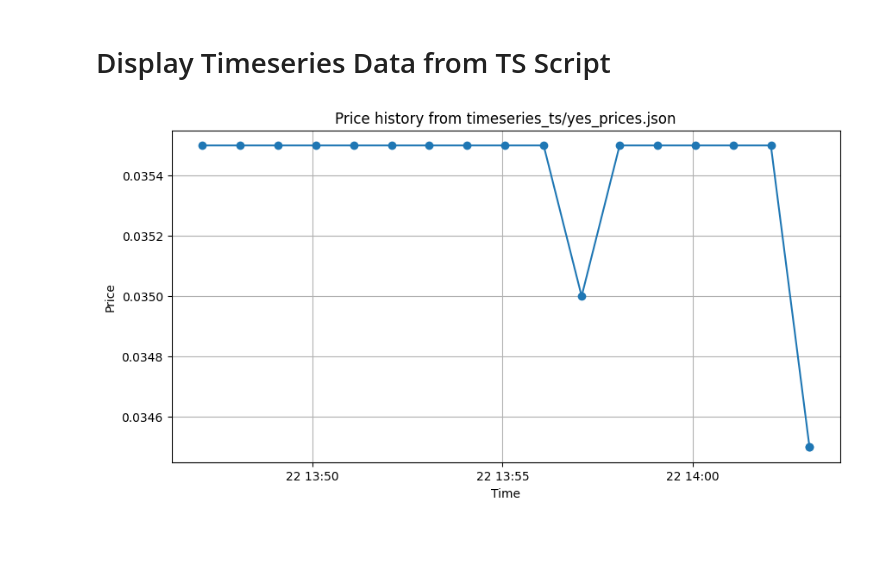
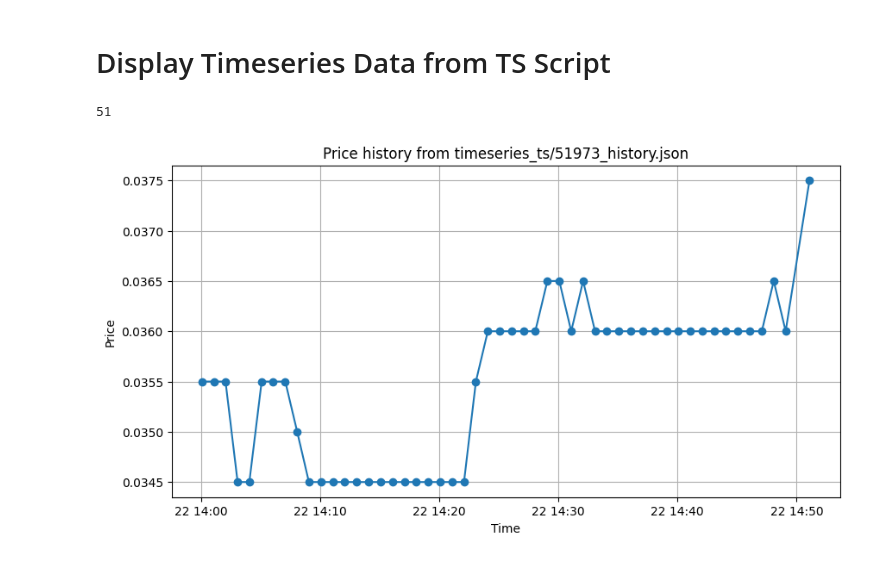
Before and after one commit to Hhorowitz734/PolymarketTerminal, a Jupyter notebook: data_analysis/DisplayTimeseries.ipynb, the cells around one changed output. Drawn from its saved outputs; the diff is of its cells as text; code cells hidden in the pictures.

Commit message:
reworked DisplayTimeseries script in accordance with .ts changes

```diff
--- a/data_analysis/DisplayTimeseries.ipynb
+++ b/data_analysis/DisplayTimeseries.ipynb
@@ -25,6 +27,7 @@ def plot_json(file_path):
     plt.grid(True)
     plt.show()
 # %%
-plot_json("timeseries_ts/yes_prices.json")
+plot_json("timeseries_ts/51973_history.json")
 # %% [output]
+51
-[figure, old version]
+[figure, new version]
```
Also changed, not shown: parts of 1 cell of this notebook.
